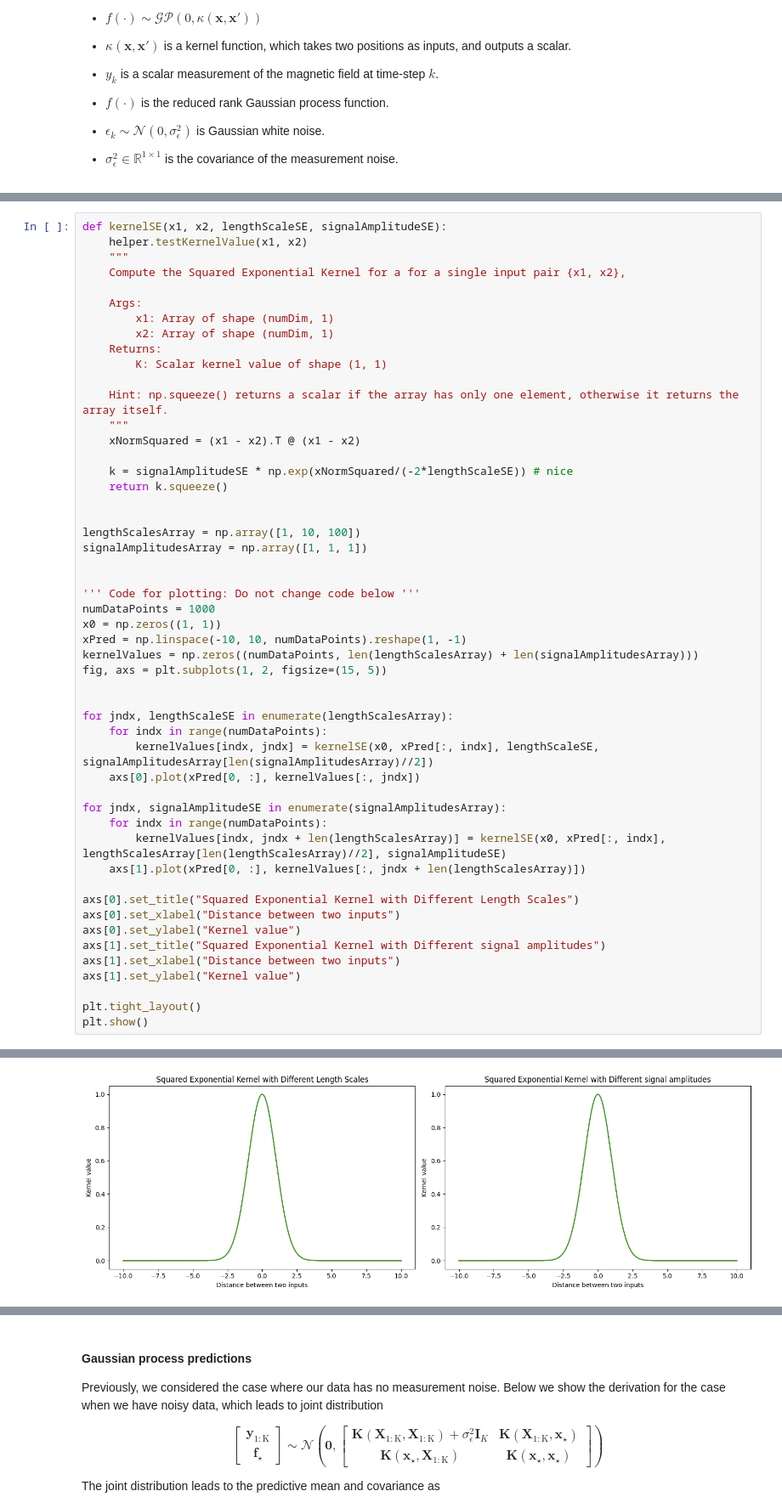
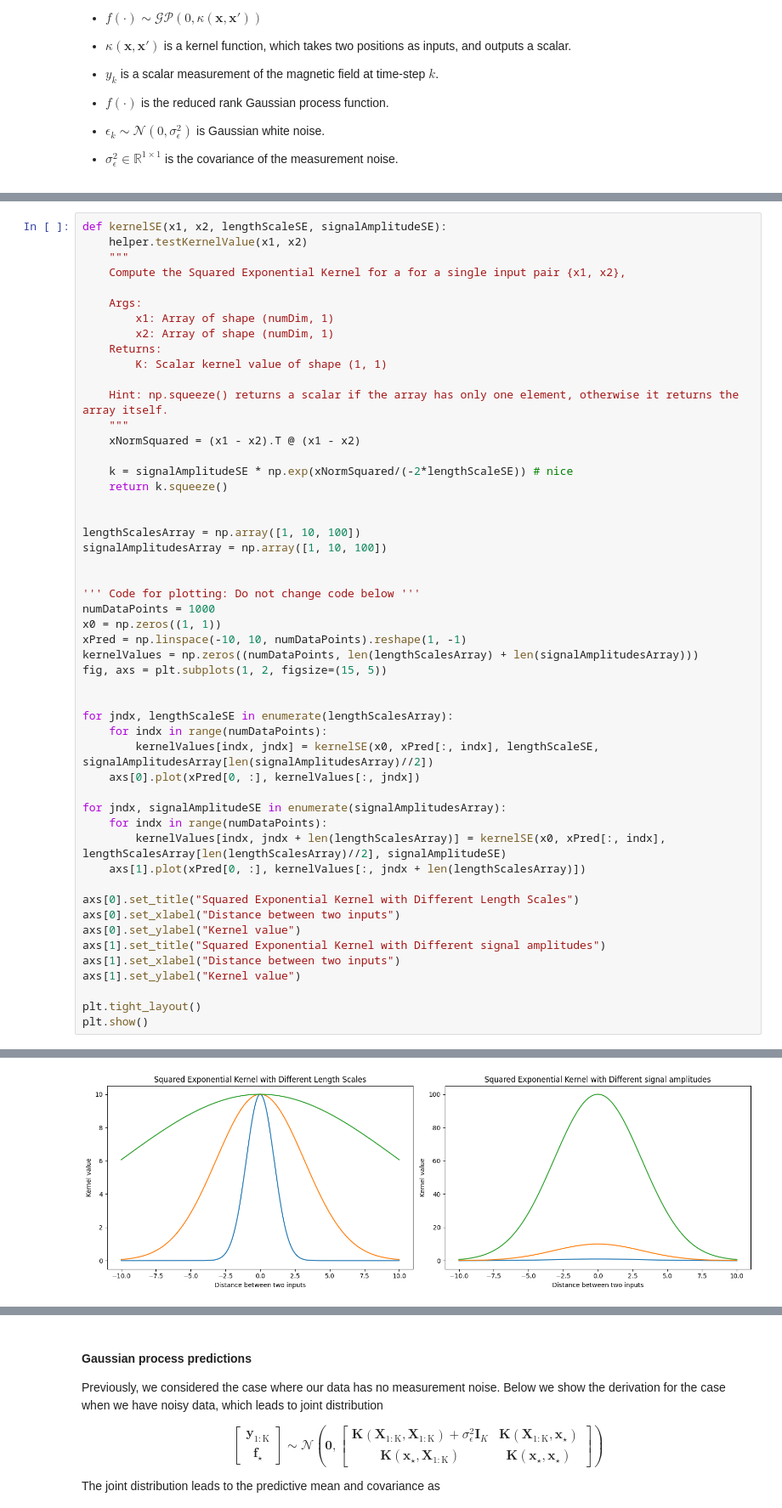
Before and after one commit to jackh1nes/PSF_Assignments, a Jupyter notebook: Assignment 3/assignment3_10.ipynb, the cells around one changed output, grey strips where cells are left out. Shown at 85% size. Cells and saved outputs as stored; diff of their text form.

```diff
--- a/Assignment 3/assignment3_10.ipynb
+++ b/Assignment 3/assignment3_10.ipynb
@@ -111,7 +116,7 @@ def kernelSE(x1, x2, lengthScaleSE, signalAmplitudeSE):
 
 
 lengthScalesArray = np.array([1, 10, 100])
-signalAmplitudesArray = np.array([1, 1, 1])
+signalAmplitudesArray = np.array([1, 10, 100])
 
 
 ''' Code for plotting: Do not change code below '''
@@ -146,4 +150,4 @@ plt.show()
-[figure, old version]
+[figure, new version]
 # %% [markdown]
 #### Sampling from a Gaussian process prior
 Sampling from a Gaussian process can be useful, for e.g. creating artificial datasets. Let us continue with the squared exponential kernel (although this extends to all valid kernels). Using this kernel, we can make a kernel matrix as
```
Also changed, not shown: parts of 5 cells of this notebook.
